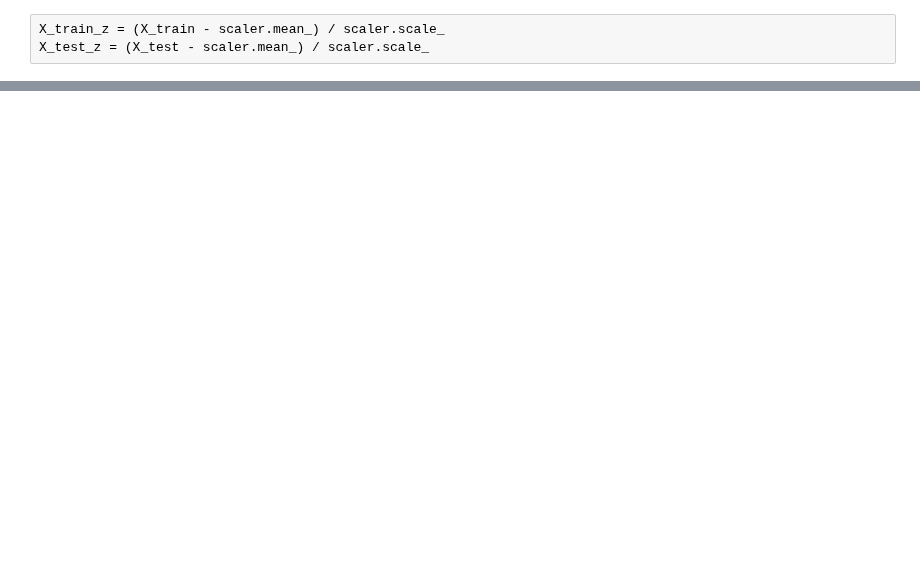
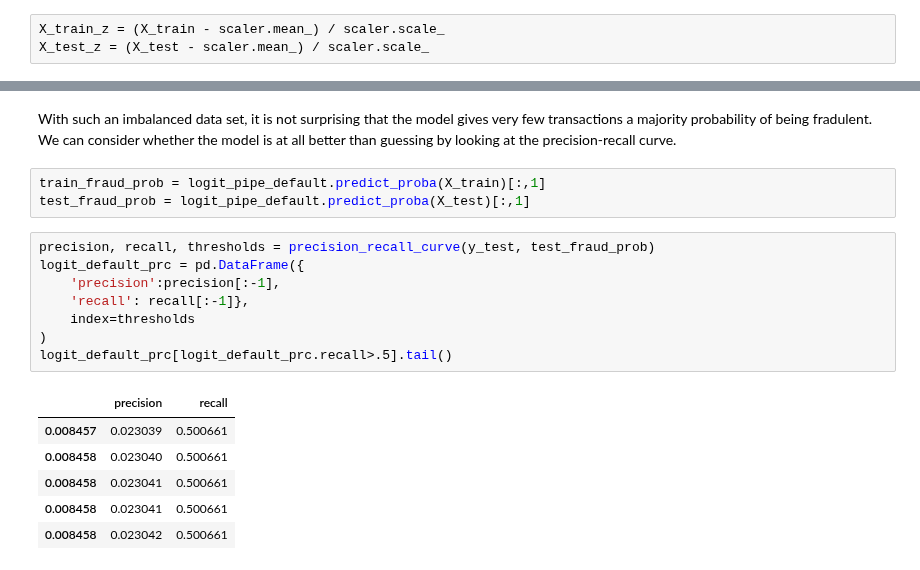
Before and after one commit to msc2106/CreditCardFraud, a Jupyter notebook: notebooks/modeling.ipynb, the cells around one changed output, grey strips where cells are left out. Cells and saved outputs as stored; diff of their text form; blank space fills up the shorter version.

```diff
--- a/notebooks/modeling.ipynb
+++ b/notebooks/modeling.ipynb
@@ -260,0 +279,20 @@ Error:
+# %% [markdown]
+With such an imbalanced data set, it is not surprising that the model gives very few transactions a majority probability of being fradulent. We can consider whether the model is at all better than guessing by looking at the precision-recall curve.
+# %%
+train_fraud_prob = logit_pipe_default.predict_proba(X_train)[:,1]
+test_fraud_prob = logit_pipe_default.predict_proba(X_test)[:,1]
+# %%
+precision, recall, thresholds = precision_recall_curve(y_test, test_fraud_prob)
+logit_default_prc = pd.DataFrame({
+    'precision':precision[:-1],
+    'recall': recall[:-1]},
+    index=thresholds
+)
+logit_default_prc[logit_default_prc.recall>.5].tail()
+# %% [output]
+|  | precision | recall |
+| 0.008457 | 0.023039 | 0.500661 |
+| 0.008458 | 0.023040 | 0.500661 |
+| 0.008458 | 0.023041 | 0.500661 |
+| 0.008458 | 0.023041 | 0.500661 |
+| 0.008458 | 0.023042 | 0.500661 |
```
Also changed, not shown: parts of 8 cells of this notebook, 1 other file.
